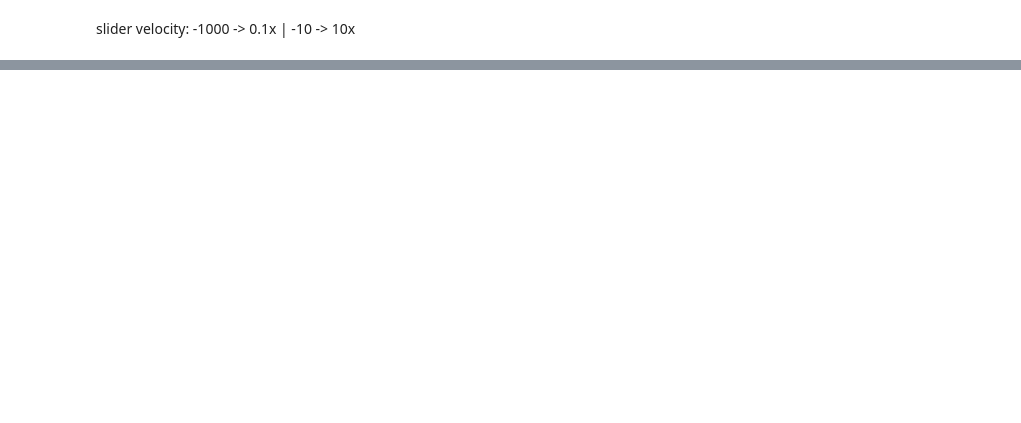
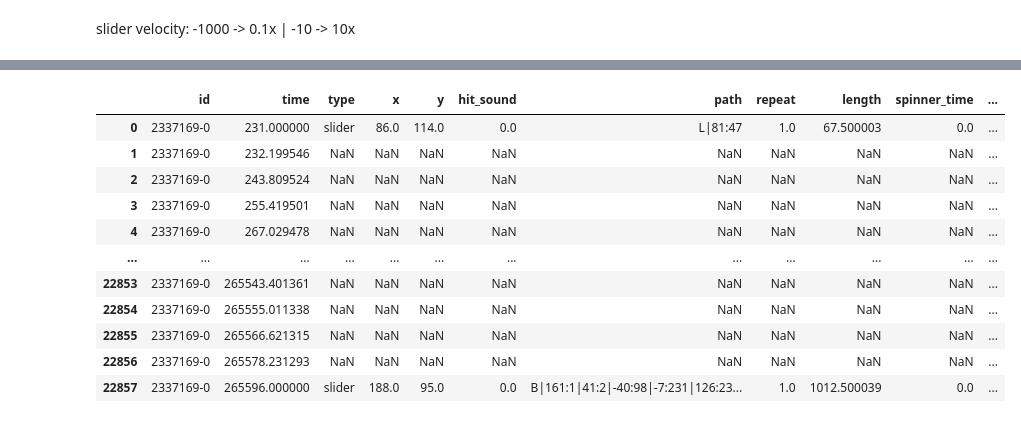
Before and after one commit to saliherdemk/osu-dataset-generator, a Jupyter notebook: Demo/format_dataset.ipynb, the cells around one changed output, grey strips where cells are left out. Cells and saved outputs as stored; diff of their text form; code cells hidden in the pictures; blank space fills up the shorter version.

```diff
--- a/Demo/format_dataset.ipynb
+++ b/Demo/format_dataset.ipynb
@@ -203,3 +264,0 @@ def get_timing_attributes(row):
-# %%
-timing_df = example_hit_objects.apply(get_timing_attributes, axis=1).apply(pd.Series)
-timing_df
@@ -236,0 +265,88 @@ example_hit_objects
+# %%
+all_processed = {}
+
+for song_id, song_path in songs_full_paths.items():
+    beatmaps = hit_objects_df[hit_objects_df["beatmap_id"] == int(song_id)].copy()
+
+    timing_attributes = [get_timing_attributes(series) for _, series in beatmaps.groupby("id")]
+    timing_df = pd.concat(timing_attributes, ignore_index=True)
+    beatmaps = pd.concat([beatmaps.reset_index(drop=True), timing_df], axis=1)
+
+    y, sr = librosa.load(song_path)
+    hop_length = 256
+    mfcc = librosa.feature.mfcc(y=y, sr=sr, n_mfcc=20, hop_length=hop_length)
+    rms = librosa.feature.rms(y=y, hop_length=hop_length)
+
+    total_frames = mfcc.shape[1]
+    all_frame_times = librosa.frames_to_time(np.arange(total_frames), sr=sr, hop_length=hop_length) * 1000
+
+    all_dfs = []
+
+    for seq_id, group in beatmaps.groupby("id"):
+        time_array = group["time"].values / 1000
+        frame_indices = librosa.time_to_frames(time_array, sr=sr, hop_length=hop_length)
+
+        hit_df = group.copy()
+        hit_df["frame_time"] = all_frame_times[frame_indices]
+        hit_df["has_hit_object"] = True
+
+        mfcc_features = mfcc[:, frame_indices].T
+        for i in range(mfcc.shape[0]):
+            hit_df[f"mfcc_{i+1}"] = mfcc_features[:, i]
+
+        hit_df["rms"] = rms[0, frame_indices]
+
+        all_indices = np.arange(total_frames)
+        silent_mask = ~np.isin(all_indices, frame_indices)
+        silent_indices = all_indices[silent_mask]
+
+        silent_data = {
+            "id": seq_id,
+            "beatmap_id": int(song_id),
+            "time": all_frame_times[silent_indices],
+            "frame_time": all_frame_times[silent_indices],
+            "rms": rms[0, silent_indices],
+            "has_hit_object": False
+        }
+
+        silent_mfcc = mfcc[:, silent_indices].T
+        for i in range(mfcc.shape[0]):
+            silent_data[f"mfcc_{i+1}"] = silent_mfcc[:, i]
+
+        silent_df = pd.DataFrame(silent_data)
+
+        all_dfs.append(pd.concat([hit_df, silent_df], ignore_index=True))
+
+    final_df = pd.concat(all_dfs, ignore_index=True)
+    final_df = final_df.sort_values(["id", "time"]).reset_index(drop=True)
+
+    hit_times = final_df[final_df['has_hit_object']].groupby('id')['time'].agg(['first', 'last'])
+
+    final_df = final_df.groupby('id', group_keys=False).apply(
+        lambda group: group[
+            group['has_hit_object'] |
+            (
+                (group['time'] >= hit_times.loc[group.name, 'first']) &
+                (group['time'] <= hit_times.loc[group.name, 'last'])
+            )
+        ]
+    ).reset_index(drop=True)
+
+    all_processed[song_id] = final_df
+
+final_df = pd.concat(all_processed.values(), ignore_index=True)
+final_df = final_df.sort_values(["id", "time"]).reset_index(drop=True)
+display(final_df)
+# %% [output]
+|  | id | time | type | x | y | hit_sound | path | repeat | length | spinner_time | ... |
+| 0 | 2337169-0 | 231.000000 | slider | 86.0 | 114.0 | 0.0 | L|81:47 | 1.0 | 67.500003 | 0.0 | ... |
+| 1 | 2337169-0 | 232.199546 | NaN | NaN | NaN | NaN | NaN | NaN | NaN | NaN | ... |
+| 2 | 2337169-0 | 243.809524 | NaN | NaN | NaN | NaN | NaN | NaN | NaN | NaN | ... |
+| 3 | 2337169-0 | 255.419501 | NaN | NaN | NaN | NaN | NaN | NaN | NaN | NaN | ... |
+| 4 | 2337169-0 | 267.029478 | NaN | NaN | NaN | NaN | NaN | NaN | NaN | NaN | ... |
+| ... | ... | ... | ... | ... | ... | ... | ... | ... | ... | ... | ... |
+| 22853 | 2337169-0 | 265543.401361 | NaN | NaN | NaN | NaN | NaN | NaN | NaN | NaN | ... |
+| 22854 | 2337169-0 | 265555.011338 | NaN | NaN | NaN | NaN | NaN | NaN | NaN | NaN | ... |
+| 22855 | 2337169-0 | 265566.621315 | NaN | NaN | NaN | NaN | NaN | NaN | NaN | NaN | ... |
+| 22856 | 2337169-0 | 265578.231293 | NaN | NaN | NaN | NaN | NaN | NaN | NaN | NaN | ... |
+| 22857 | 2337169-0 | 265596.000000 | slider | 188.0 | 95.0 | 0.0 | B|161:1|41:2|-40:98|-7:231|126:23... | 1.0 | 1012.500039 | 0.0 | ... |
```
Also changed, not shown: parts of 23 cells of this notebook, 11 other files.
